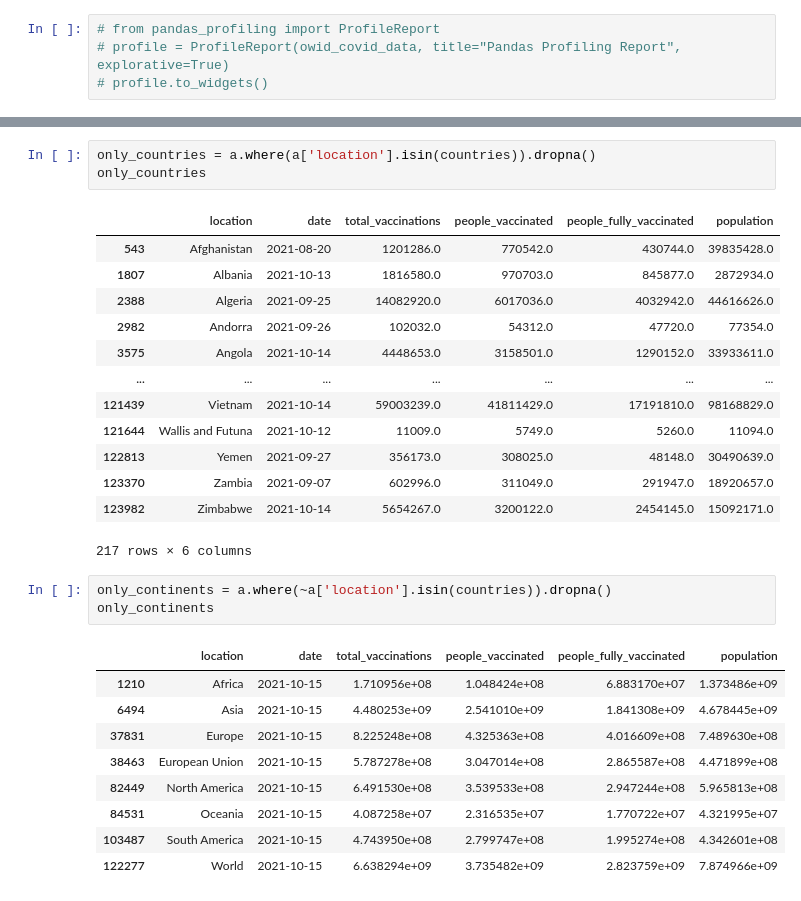
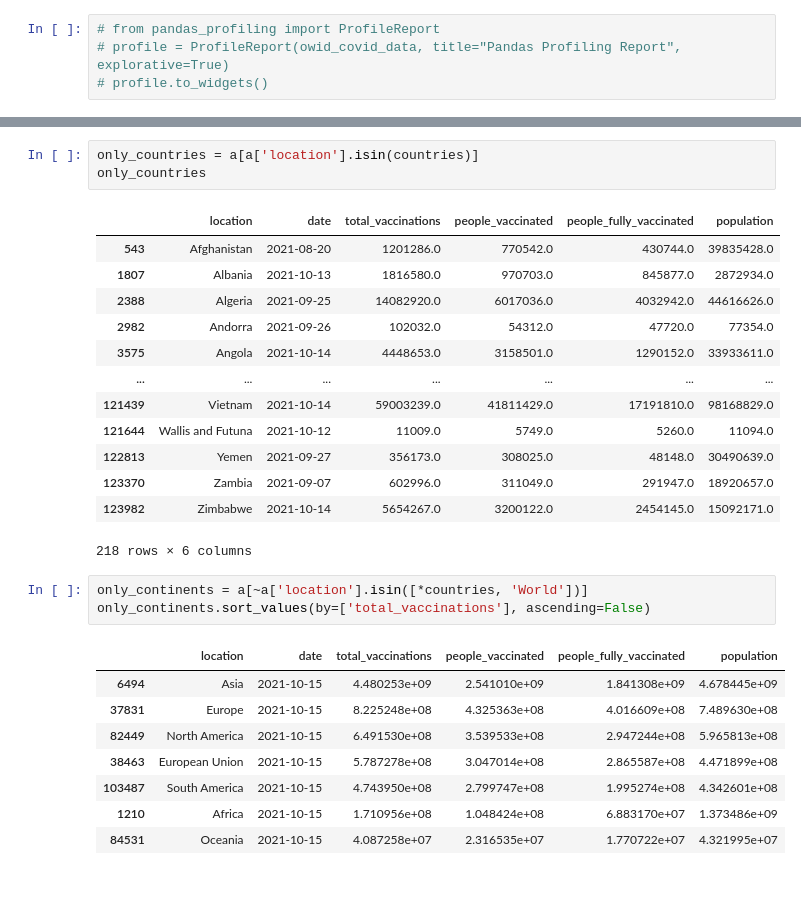
Before and after one commit to IDSF21/Covid-19-Vacination-Rates, a Jupyter notebook: EDA/eajiboye.ipynb, the cells around one changed output, grey strips where cells are left out. Cells and saved outputs as stored; diff of their text form.

```diff
--- a/EDA/eajiboye.ipynb
+++ b/EDA/eajiboye.ipynb
@@ -56,7 +56,7 @@ display(HTML(a.to_html()))
 | 123370 | Zambia | 2021-09-07 | 6.029960e+05 | 3.110490e+05 | 2.919470e+05 | 1.892066e+07 |
 | 123982 | Zimbabwe | 2021-10-14 | 5.654267e+06 | 3.200122e+06 | 2.454145e+06 | 1.509217e+07 |
 # %%
-only_countries = a.where(a['location'].isin(countries)).dropna()
+only_countries = a[a['location'].isin(countries)]
 only_countries
 # %% [output]
 |  | location | date | total_vaccinations | people_vaccinated | people_fully_vaccinated | population |
@@ -71,17 +71,16 @@ only_countries
 | 122813 | Yemen | 2021-09-27 | 356173.0 | 308025.0 | 48148.0 | 30490639.0 |
 | 123370 | Zambia | 2021-09-07 | 602996.0 | 311049.0 | 291947.0 | 18920657.0 |
 | 123982 | Zimbabwe | 2021-10-14 | 5654267.0 | 3200122.0 | 2454145.0 | 15092171.0 |
-217 rows × 6 columns
+218 rows × 6 columns
 # %%
-only_continents = a.where(~a['location'].isin(countries)).dropna()
-only_continents
+only_continents = a[~a['location'].isin([*countries, 'World'])]
+only_continents.sort_values(by=['total_vaccinations'], ascending=False)
 # %% [output]
 |  | location | date | total_vaccinations | people_vaccinated | people_fully_vaccinated | population |
-| 1210 | Africa | 2021-10-15 | 1.710956e+08 | 1.048424e+08 | 6.883170e+07 | 1.373486e+09 |
 | 6494 | Asia | 2021-10-15 | 4.480253e+09 | 2.541010e+09 | 1.841308e+09 | 4.678445e+09 |
 | 37831 | Europe | 2021-10-15 | 8.225248e+08 | 4.325363e+08 | 4.016609e+08 | 7.489630e+08 |
+| 82449 | North America | 2021-10-15 | 6.491530e+08 | 3.539533e+08 | 2.947244e+08 | 5.965813e+08 |
 | 38463 | European Union | 2021-10-15 | 5.787278e+08 | 3.047014e+08 | 2.865587e+08 | 4.471899e+08 |
-| 82449 | North America | 2021-10-15 | 6.491530e+08 | 3.539533e+08 | 2.947244e+08 | 5.965813e+08 |
+| 103487 | South America | 2021-10-15 | 4.743950e+08 | 2.799747e+08 | 1.995274e+08 | 4.342601e+08 |
+| 1210 | Africa | 2021-10-15 | 1.710956e+08 | 1.048424e+08 | 6.883170e+07 | 1.373486e+09 |
 | 84531 | Oceania | 2021-10-15 | 4.087258e+07 | 2.316535e+07 | 1.770722e+07 | 4.321995e+07 |
-| 103487 | South America | 2021-10-15 | 4.743950e+08 | 2.799747e+08 | 1.995274e+08 | 4.342601e+08 |
-| 122277 | World | 2021-10-15 | 6.638294e+09 | 3.735482e+09 | 2.823759e+09 | 7.874966e+09 |
```
Also changed, not shown: parts of 6 cells of this notebook.
